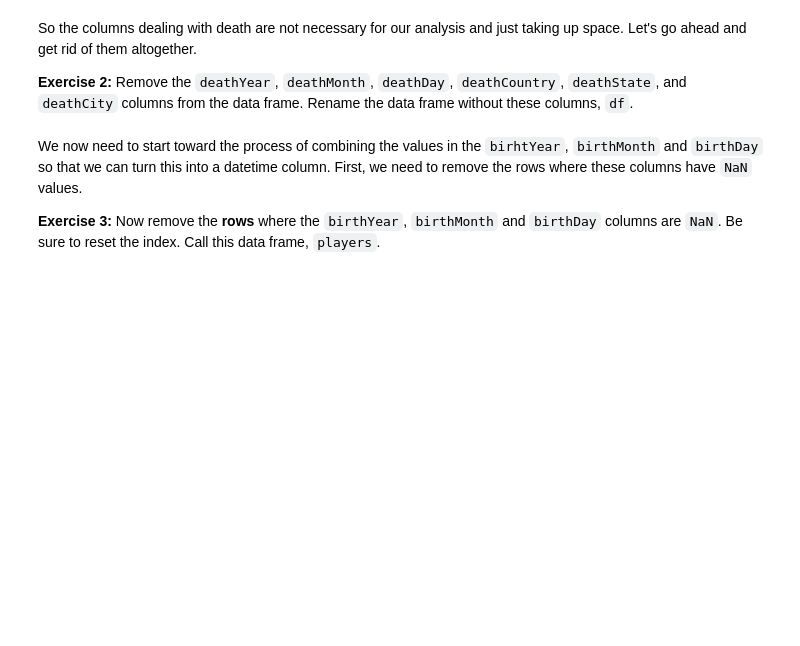
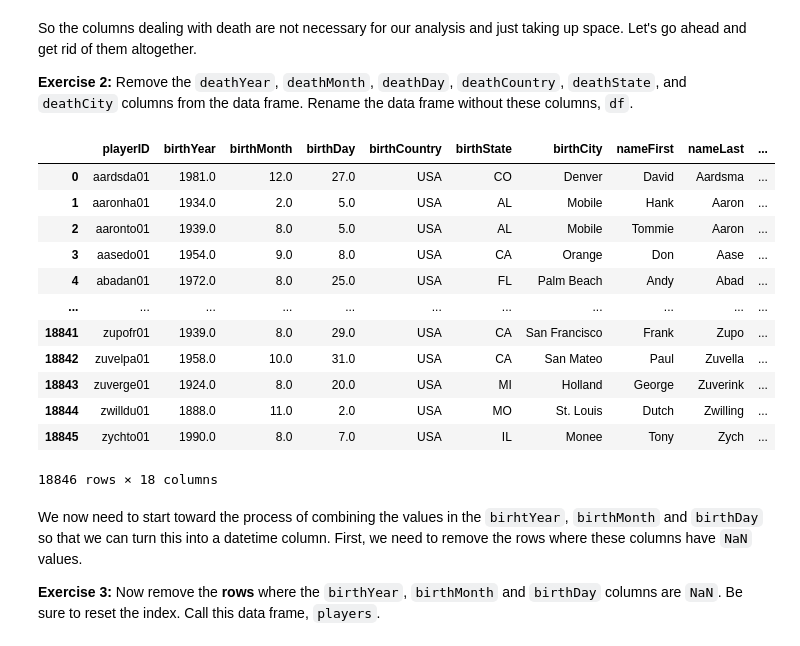
Before and after one commit to may96cc/f21dsa7010, a Jupyter notebook: modules/module3/exercises/data_carpentry_python.ipynb, the cells around one changed output. Saved outputs shown, nothing was run; the diff lists cells and outputs as text; code cells hidden in the pictures; blank space fills up the shorter version.

```diff
--- a/modules/module3/exercises/data_carpentry_python.ipynb
+++ b/modules/module3/exercises/data_carpentry_python.ipynb
@@ -7,6 +7,8 @@ Data carpentry is a necessary step before we can do any type of analysis. For th
 # %%
 # Code for Exercise 1 goes here
 # -----------------------------
+import pandas as pd
+df = pd.read_csv('/dsa/data/all_datasets/baseball-databank/data/Master.csv')
 # %% [markdown]
 So the columns dealing with death are not necessary for our analysis and just taking up space. Let's go ahead and get rid of them altogether.
 
@@ -14,6 +16,22 @@ So the columns dealing with death are not necessary for our analysis and just ta
 # %%
 # Code for Exercise 2 goes here
 # -----------------------------
+df = df.drop(['deathYear','deathMonth', 'deathDay','deathCountry','deathState','deathCity'],axis = 1)
+df
+# %% [output]
+|  | playerID | birthYear | birthMonth | birthDay | birthCountry | birthState | birthCity | nameFirst | nameLast | ... |
+| 0 | aardsda01 | 1981.0 | 12.0 | 27.0 | USA | CO | Denver | David | Aardsma | ... |
+| 1 | aaronha01 | 1934.0 | 2.0 | 5.0 | USA | AL | Mobile | Hank | Aaron | ... |
+| 2 | aaronto01 | 1939.0 | 8.0 | 5.0 | USA | AL | Mobile | Tommie | Aaron | ... |
+| 3 | aasedo01 | 1954.0 | 9.0 | 8.0 | USA | CA | Orange | Don | Aase | ... |
+| 4 | abadan01 | 1972.0 | 8.0 | 25.0 | USA | FL | Palm Beach | Andy | Abad | ... |
+| ... | ... | ... | ... | ... | ... | ... | ... | ... | ... | ... |
+| 18841 | zupofr01 | 1939.0 | 8.0 | 29.0 | USA | CA | San Francisco | Frank | Zupo | ... |
+| 18842 | zuvelpa01 | 1958.0 | 10.0 | 31.0 | USA | CA | San Mateo | Paul | Zuvella | ... |
+| 18843 | zuverge01 | 1924.0 | 8.0 | 20.0 | USA | MI | Holland | George | Zuverink | ... |
+| 18844 | zwilldu01 | 1888.0 | 11.0 | 2.0 | USA | MO | St. Louis | Dutch | Zwilling | ... |
+| 18845 | zychto01 | 1990.0 | 8.0 | 7.0 | USA | IL | Monee | Tony | Zych | ... |
+18846 rows × 18 columns
 # %% [markdown]
 We now need to start toward the process of combining the values in the `birhtYear`, `birthMonth` and `birthDay` so that we can turn this into a datetime column. First, we need to remove the rows where these columns have `NaN` values.
 
```
Also changed, not shown: parts of 11 cells of this notebook, 6 other files.
